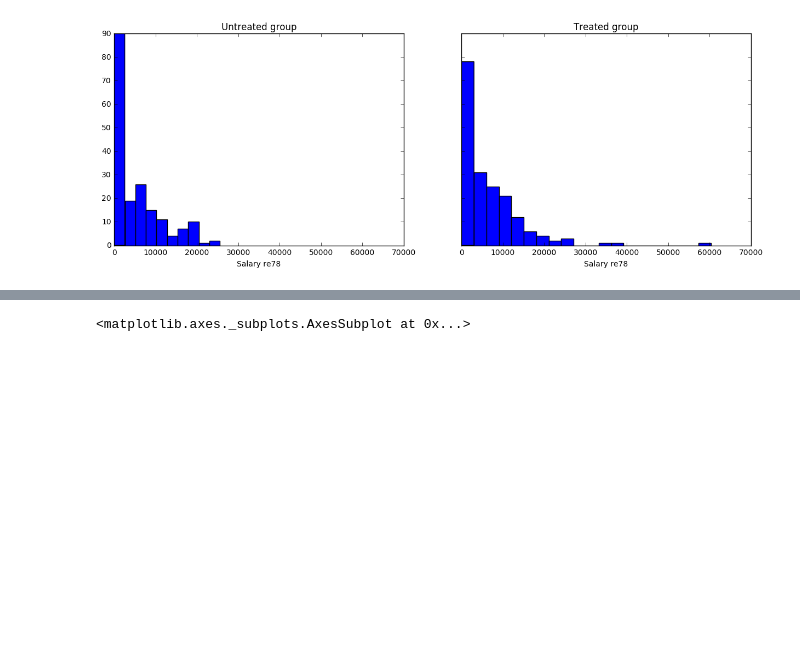
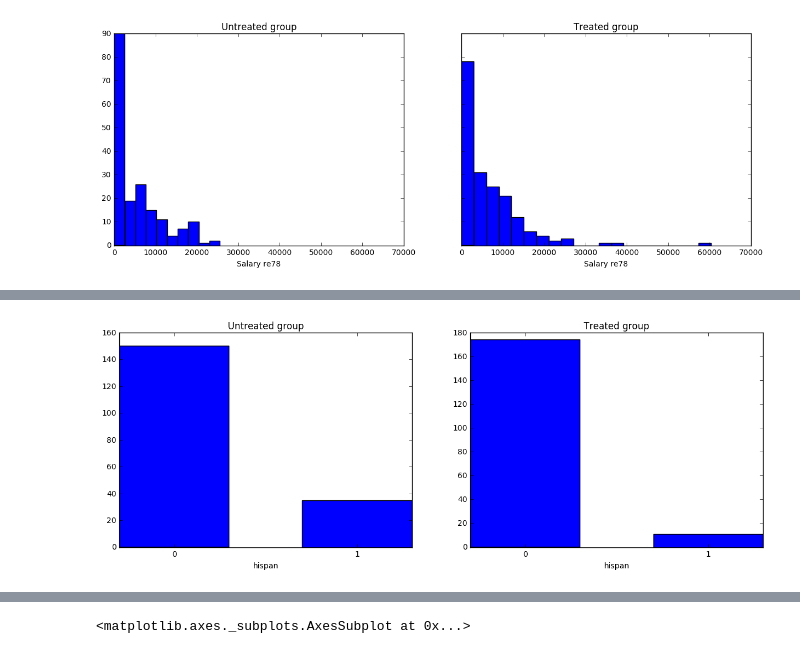
Before and after one commit to mj2905/ProjectMYP, a Jupyter notebook: HW4/Homework 4 MarcX.ipynb, the cells around one changed output, grey strips where cells are left out. Saved outputs shown, nothing was run; the diff lists cells and outputs as text; code cells hidden in the pictures; blank space fills up the shorter version.

```diff
--- a/HW4/Homework 4 MarcX.ipynb
+++ b/HW4/Homework 4 MarcX.ipynb
@@ -262,0 +307,4 @@ plot_salaries_distribution(reduced_lalonde)
+# %%
+plot_data(reduced_lalonde, 'hispan', True)
+# %% [output]
+[figure, added]
```
Also changed, not shown: parts of 13 cells of this notebook.
